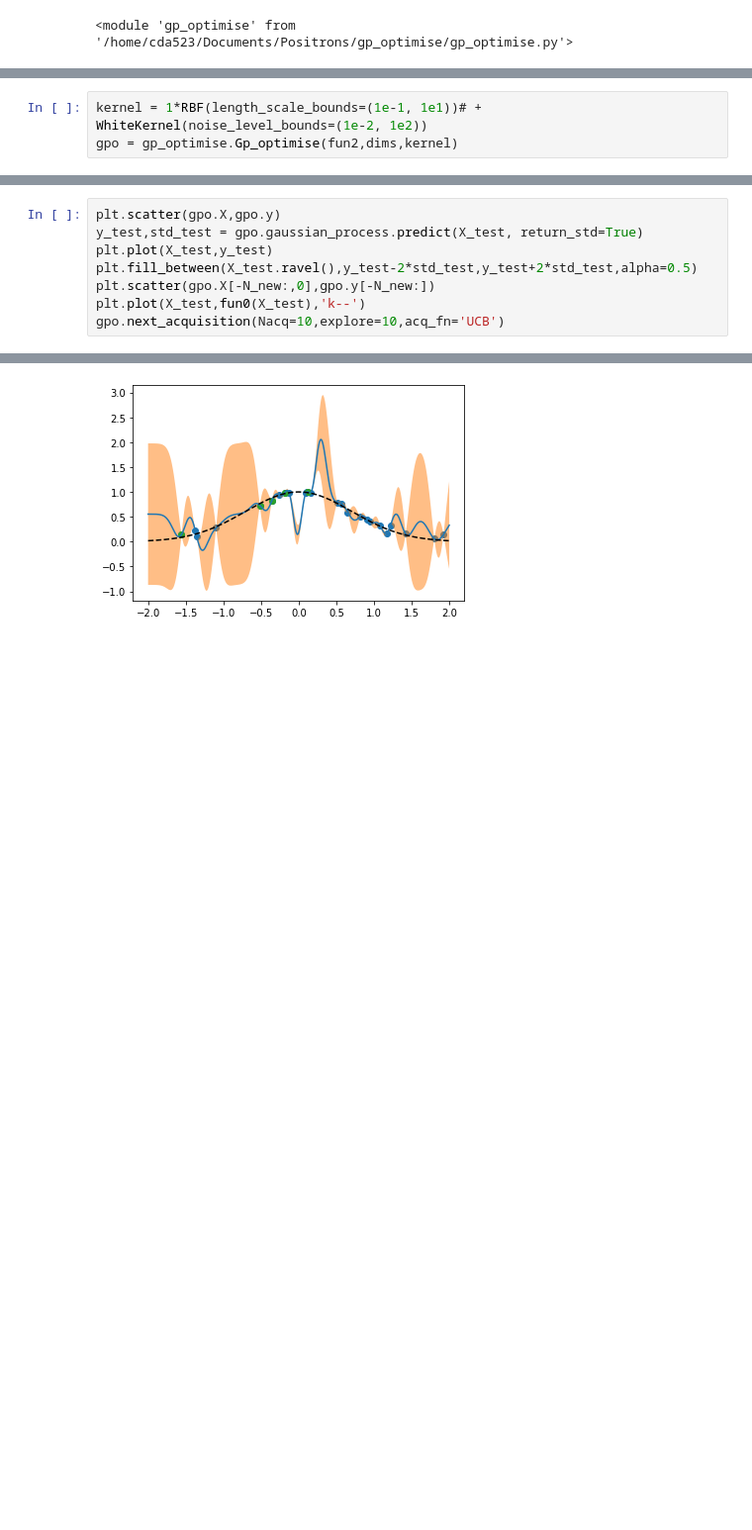
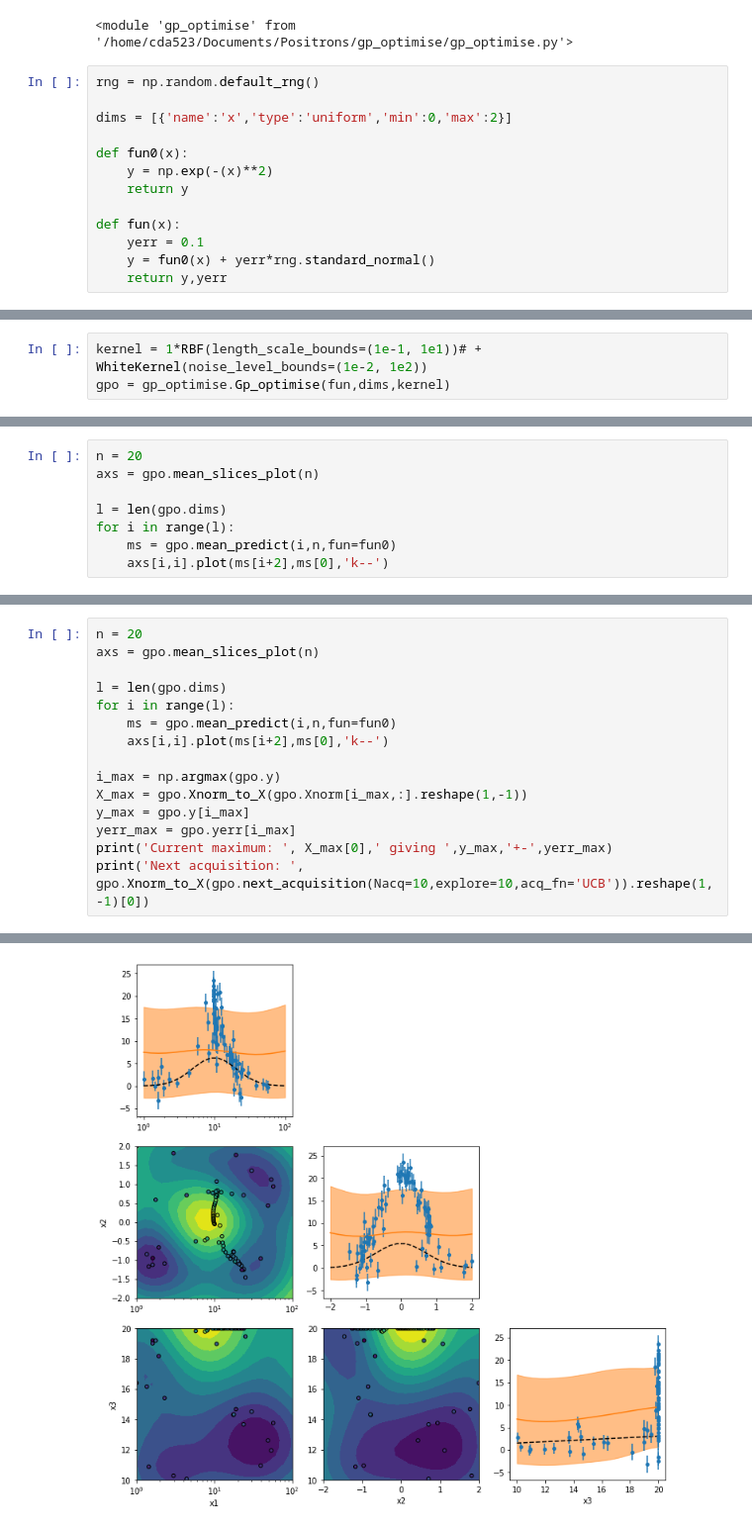
Before and after one commit to ChrisArran/gp_optimise, a Jupyter notebook: gp_test.ipynb, the cells around one changed output, grey strips where cells are left out. Shown at 99% size. Drawn from its saved outputs; the diff is of its cells as text; blank space fills up the shorter version.

```diff
--- a/gp_test.ipynb
+++ b/gp_test.ipynb
@@ -7,5 +7,18 @@ from sklearn.gaussian_process.kernels import RBF,WhiteKernel
 importlib.reload(gp_optimise)
 # %% [output]
 <module 'gp_optimise' from '/home/cda523/Documents/Positrons/gp_optimise/gp_optimise.py'>
+# %%
+rng = np.random.default_rng()
+
+dims = [{'name':'x','type':'uniform','min':0,'max':2}]
+
+def fun0(x):
+    y = np.exp(-(x)**2)
+    return y
+
+def fun(x):
+    yerr = 0.1
+    y = fun0(x) + yerr*rng.standard_normal()
+    return y,yerr
 # %%
 rng = np.random.default_rng()
@@ -21,5 +53,5 @@ def fun2(x):
 # %%
 kernel = 1*RBF(length_scale_bounds=(1e-1, 1e1))# + WhiteKernel(noise_level_bounds=(1e-2, 1e2))
-gpo = gp_optimise.Gp_optimise(fun2,dims,kernel)
+gpo = gp_optimise.Gp_optimise(fun,dims,kernel)
 # %%
 gpo.initialise(20)
@@ -42,0 +127,8 @@ gpo.gaussian_process.kernel_
+# %%
+n = 20
+axs = gpo.mean_slices_plot(n)
+
+l = len(gpo.dims)
+for i in range(l):
+    ms = gpo.mean_predict(i,n,fun=fun0)
+    axs[i,i].plot(ms[i+2],ms[0],'k--')
@@ -66,9 +194,16 @@ LinAlgError: ("The kernel, 1**2 * RBF(length_scale=1), is not returning a positi
 # %%
-plt.scatter(gpo.X,gpo.y)
-y_test,std_test = gpo.gaussian_process.predict(X_test, return_std=True)
-plt.plot(X_test,y_test)
-plt.fill_between(X_test.ravel(),y_test-2*std_test,y_test+2*std_test,alpha=0.5)
-plt.scatter(gpo.X[-N_new:,0],gpo.y[-N_new:])
-plt.plot(X_test,fun0(X_test),'k--')
-gpo.next_acquisition(Nacq=10,explore=10,acq_fn='UCB')
+n = 20
+axs = gpo.mean_slices_plot(n)
+
+l = len(gpo.dims)
+for i in range(l):
+    ms = gpo.mean_predict(i,n,fun=fun0)
+    axs[i,i].plot(ms[i+2],ms[0],'k--')
+
+i_max = np.argmax(gpo.y)
+X_max = gpo.Xnorm_to_X(gpo.Xnorm[i_max,:].reshape(1,-1))
+y_max = gpo.y[i_max]
+yerr_max = gpo.yerr[i_max]
+print('Current maximum: ', X_max[0],' giving ',y_max,'+-',yerr_max)
+print('Next acquisition: ', gpo.Xnorm_to_X(gpo.next_acquisition(Nacq=10,explore=10,acq_fn='UCB')).reshape(1,-1)[0])
 # %% [output]
@@ -76 +212 @@ array([[-0.76726737]])
-[figure, old version]
+[figure, new version]
```
Also changed, not shown: parts of 11 cells of this notebook.
